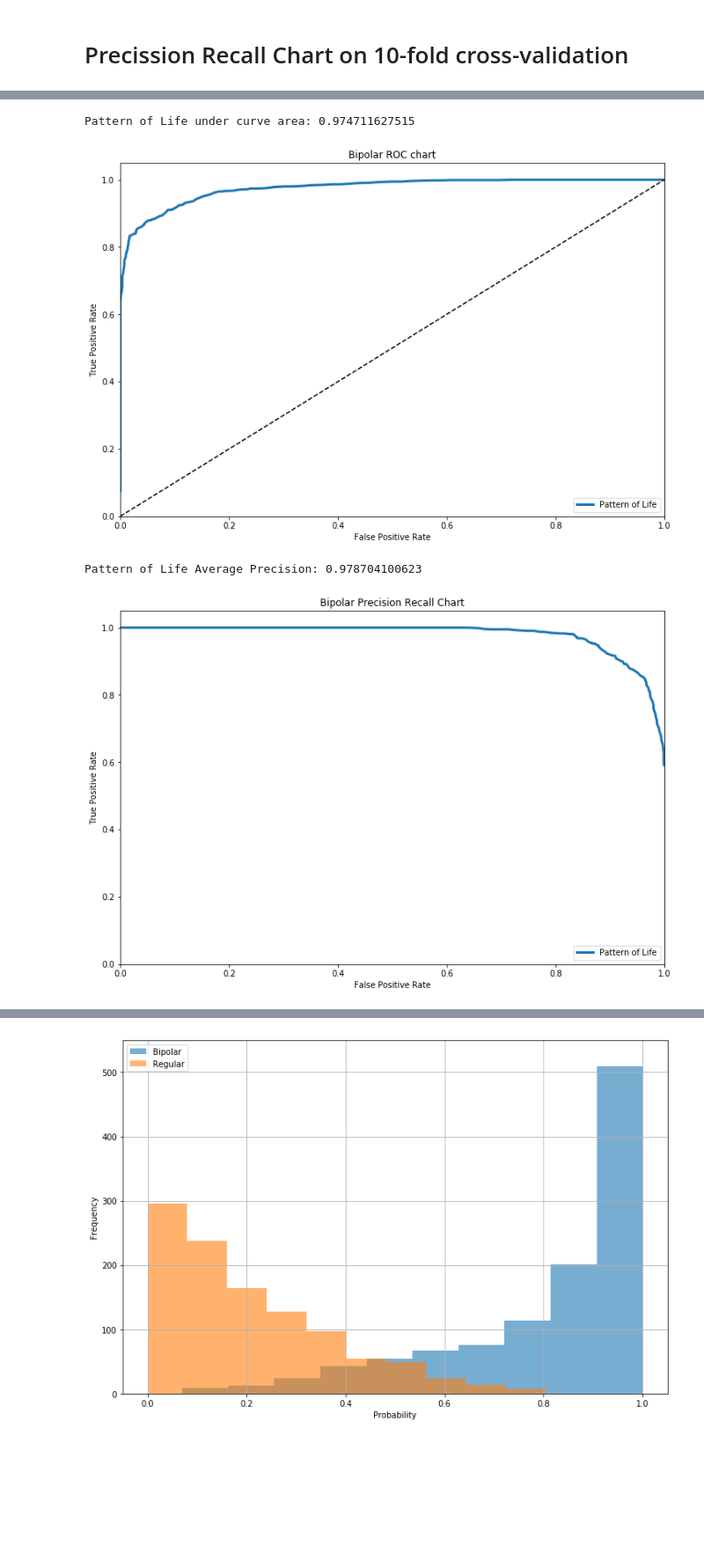
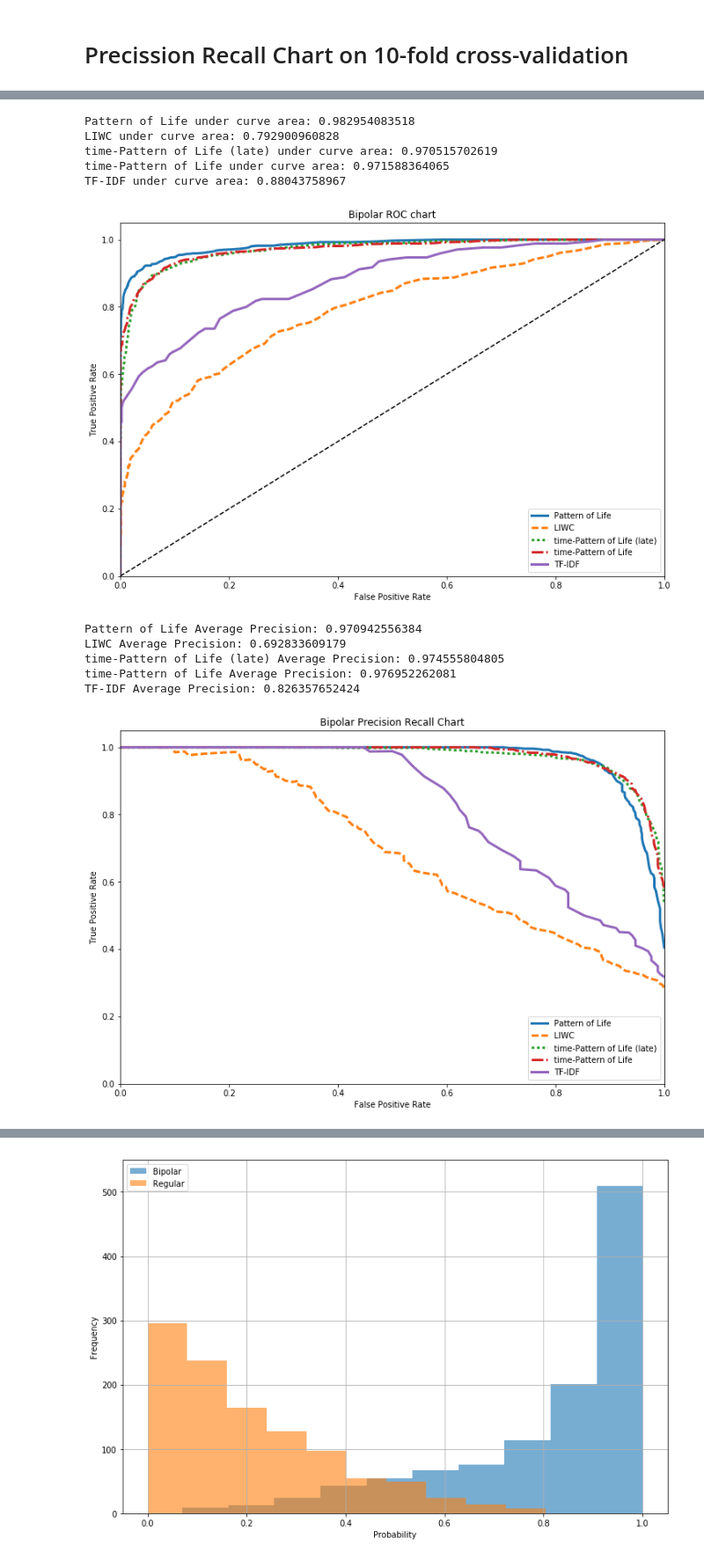
Before and after one commit to yenhao/Bipolar-Disorder-Detection, a Jupyter notebook: detect time/pattern of life/RandomForestClassifier_Server.ipynb, the cells around one changed output, grey strips where cells are left out. Shown at 88% size. Drawn from its saved outputs; the diff is of its cells as text; code cells hidden in the pictures; blank space fills up the shorter version.

```diff
--- a/detect time/pattern of life/RandomForestClassifier_Server.ipynb
+++ b/detect time/pattern of life/RandomForestClassifier_Server.ipynb
@@ -867,5 +1121,4 @@ pol_groups.renderPrecisionRecall_all("Bipolar",n_fold=10)
 # %%
-
 index2feature = pol_groups.index2feature
 
 def getSelection(excluded_categories=[], excluded_index=[]):
@@ -884,10 +1137,8 @@ def getSelection(excluded_categories=[], excluded_index=[]):
     return selection
 
 
-POL_selection = getSelection(excluded_categories=["LIWC"])
-
 #ROC chart of three models:
-def renderROC(scores, labels,disorder ,names, linestyle=['solid','dashed','dotted']):
+def renderROC(scores, labels,disorder ,names, linestyle=['solid','dashed','dotted','dashdot','-','--',':',' ']):
     fig, ax = plt.subplots()
     for i,(score, label) in enumerate(zip(scores, labels)):
         fpr, tpr, _ = roc_curve(label,score, pos_label=1)
@@ -906,24 +1157,8 @@ def renderROC(scores, labels,disorder ,names, linestyle=['solid','dashed','dotte
 
     plt.show()
 
-names = ["Pattern of Life"]
-classifier  = RandomForestClassifier(n_jobs= -1, max_features="sqrt", n_estimators=128)
-name = "Bipolar"
-n_fold = 10
-POL_scores, POL_labels, _ = pol_groups.getLabelsScores(name, classifier, n_fold=n_fold, selection=POL_selection)
 
-bipolar_SCORES = [POL_scores]
-bipolar_LABELS = [POL_labels[:,0]]
-bipolar_NAMES = [POL_labels[:,1]]
-
-
-renderROC(bipolar_SCORES, bipolar_LABELS, name,names)
-
-POL_scores, POL_labels, _ = pol_groups.getLabelsScores(name, classifier,n_fold=n_fold, selection=POL_selection)
-
-#np.sum(tfidf_labels)
-
-def renderPRC(scores, labels, disorder ,names, linestyle=['solid','dashed','dashdot']):
+def renderPRC(scores, labels, disorder ,names, linestyle=['solid','dashed','dotted','dashdot','-','--',':',' ']):
     fig, ax = plt.subplots()
     for i,(score, label) in enumerate(zip(scores, labels)):
 
@@ -943,10 +1178,49 @@ def renderPRC(scores, labels, disorder ,names, linestyle=['solid','dashed','dash
     plt.legend(loc="lower right")
 
     plt.show()
-
-renderPRC(bipolar_SCORES, bipolar_LABELS, "Bipolar",names)
-# %% [output]
-Pattern of Life under curve area: 0.974711627515
-[figure, removed]
-Pattern of Life Average Precision: 0.978704100623
-[figure, removed]
+# %%
+
+GBPOL_selection = getSelection(excluded_categories=["LIWC", "lateSocial", "LongSocial"])
+latePOL_selection = getSelection(excluded_categories=["LIWC", "LongSocial"])
+LongPOL_selection = getSelection(excluded_categories=["LIWC"])
+LIWC_selection = getSelection(excluded_categories=["AgeGender", "Social", "Polarity", "Emotions", "lateSocial", "LongSocial"])
+
+
+names = ["Pattern of Life", "LIWC", "time-Pattern of Life (late)", "time-Pattern of Life",  "TF-IDF"]
+classifier  = RandomForestClassifier(n_jobs= -1, max_features="sqrt", n_estimators=128)
+name = "Bipolar"
+n_fold = 10
+
+GBPOL_bipolar_scores = []
+latePOL_bipolar_scores = []
+LongPOL_bipolar_scores = []
+LIWC_bipolar_scores = []
+TFIDF_bipolar_scores = []
+# %%
+GBPOL_scores, GBPOL_labels, _ = pol_groups.getLabelsScores(name, classifier,n_fold=n_fold, selection=GBPOL_selection, consider_time = "long")
+LIWC_scores, LIWC_labels, _ = pol_groups.getLabelsScores(name, classifier,n_fold=n_fold, selection=LIWC_selection, consider_time = "long")
+latePOL_scores, latePOL_labels, _ = pol_groups.getLabelsScores(name, classifier,n_fold=n_fold, selection=latePOL_selection)
+LongPOL_scores, LongPOL_labels, _ = pol_groups.getLabelsScores(name, classifier,n_fold=n_fold, selection=LongPOL_selection)
+# %%
+tfidf_scores, tfidf_labels, _ = tfidf_groups.getLabelsScores("Long_Bipolar", classifier,n_fold=n_fold, consider_time = "long")
+# %%
+
+bipolar_SCORES = [GBPOL_scores, LIWC_scores, latePOL_scores, LongPOL_scores , tfidf_scores]
+bipolar_LABELS = [GBPOL_labels[:,0], LIWC_labels[:,0], latePOL_labels[:,0], LongPOL_labels[:,0], tfidf_labels]
+bipolar_NAMES =  [GBPOL_labels[:,1], LIWC_labels[:,1], latePOL_labels[:,1], LongPOL_labels[:,1]]
+# %%
+renderROC(bipolar_SCORES, bipolar_LABELS, name,names)
+renderPRC(bipolar_SCORES, bipolar_LABELS, name, names)
+# %% [output]
+Pattern of Life under curve area: 0.982954083518
+LIWC under curve area: 0.792900960828
+time-Pattern of Life (late) under curve area: 0.970515702619
+time-Pattern of Life under curve area: 0.971588364065
+TF-IDF under curve area: 0.88043758967
+[figure, added]
+Pattern of Life Average Precision: 0.970942556384
+LIWC Average Precision: 0.692833609179
+time-Pattern of Life (late) Average Precision: 0.974555804805
+time-Pattern of Life Average Precision: 0.976952262081
+TF-IDF Average Precision: 0.826357652424
+[figure, added]
```
Also changed, not shown: parts of 37 cells of this notebook, 2 other files.
